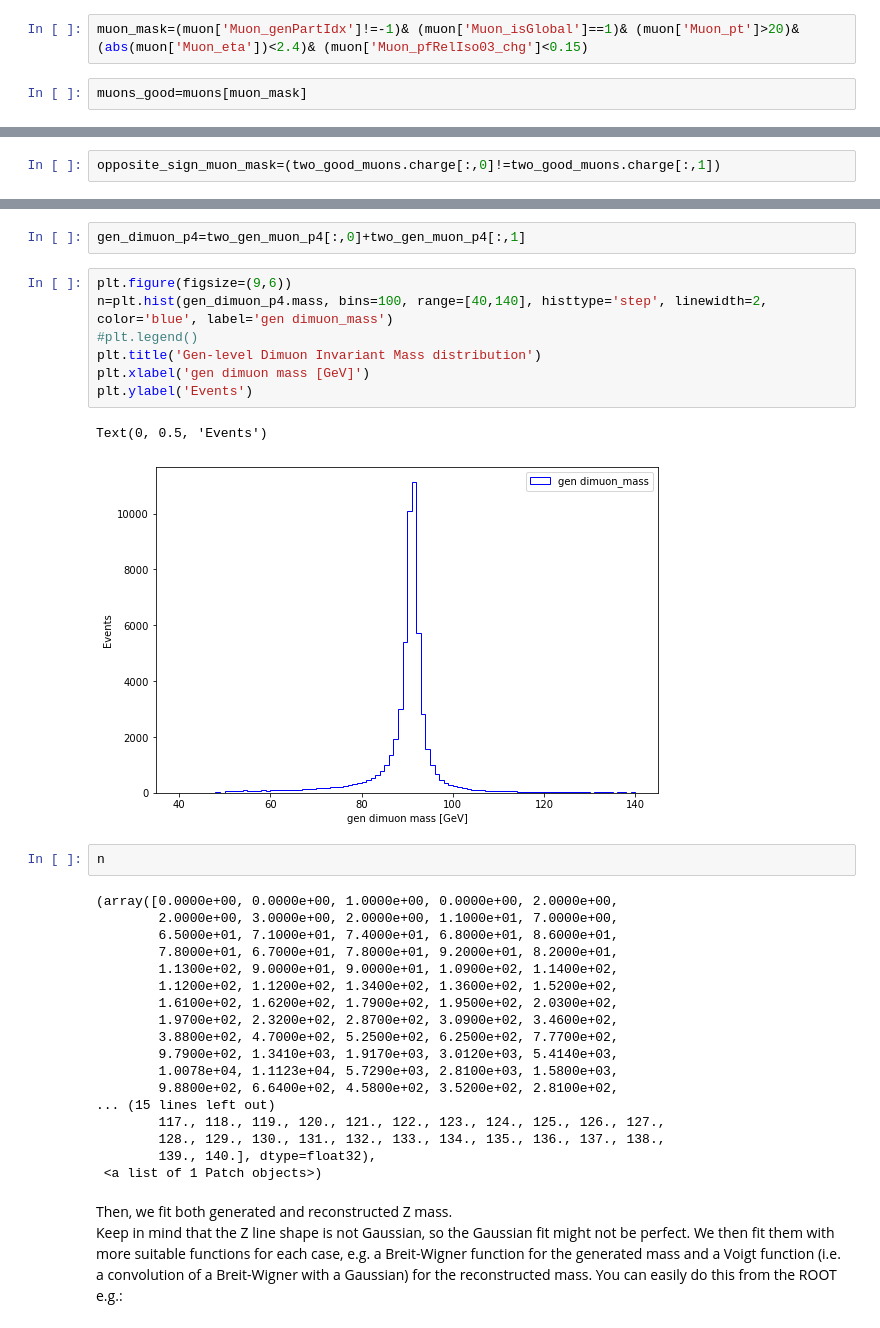
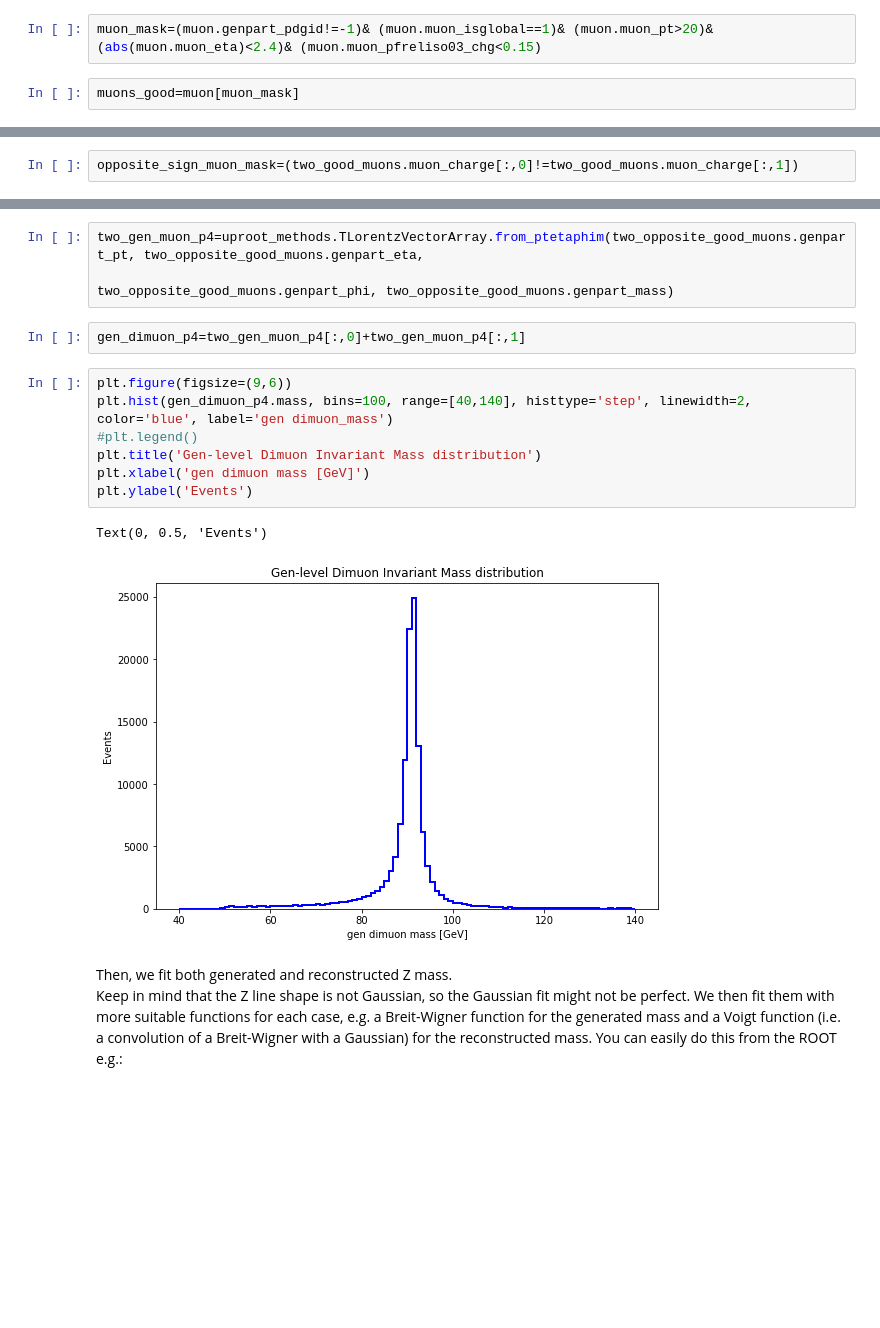
Before and after one commit to Taiantuia/MuonHATSatLPC2020, a Jupyter notebook: Exercise-2-Muon-momentum-scale-and-resolution-corrections.ipynb, the cells around one changed output, grey strips where cells are left out. Drawn from its saved outputs; the diff is of its cells as text; blank space fills up the shorter version.

```diff
--- a/Exercise-2-Muon-momentum-scale-and-resolution-corrections.ipynb
+++ b/Exercise-2-Muon-momentum-scale-and-resolution-corrections.ipynb
@@ -43,9 +46,9 @@ reapplying previous code. Using the following criteria to select two well-define
 * abs(Muon_eta)<2.4
 * Muon_pfRelIso03_chg<0.15
 # %%
-muon_mask=(muon['Muon_genPartIdx']!=-1)& (muon['Muon_isGlobal']==1)& (muon['Muon_pt']>20)& (abs(muon['Muon_eta'])<2.4)& (muon['Muon_pfRelIso03_chg']<0.15)
+muon_mask=(muon.genpart_pdgid!=-1)& (muon.muon_isglobal==1)& (muon.muon_pt>20)& (abs(muon.muon_eta)<2.4)& (muon.muon_pfreliso03_chg<0.15)
 # %%
-muons_good=muons[muon_mask]
+muons_good=muon[muon_mask]
 # %%
 (muon_mask.sum()==2).sum()
 # %% [output]
@@ -83,4 +86,4 @@ AttributeError: 'JaggedArray' object has no attribute 'charge'
 # %% [markdown]
 Lets make sure muons in eaach events have opposite charge
 # %%
-opposite_sign_muon_mask=(two_good_muons.charge[:,0]!=two_good_muons.charge[:,1])
+opposite_sign_muon_mask=(two_good_muons.muon_charge[:,0]!=two_good_muons.muon_charge[:,1])
@@ -125,35 +116,18 @@ two_gen_muon_p4=uproot_methods.TLorentzVectorArray.from_ptetaphim(pf_gen_muons.p
+# %%
+two_gen_muon_p4=uproot_methods.TLorentzVectorArray.from_ptetaphim(two_opposite_good_muons.genpart_pt, two_opposite_good_muons.genpart_eta,
+                                                                  two_opposite_good_muons.genpart_phi, two_opposite_good_muons.genpart_mass)
 # %%
 gen_dimuon_p4=two_gen_muon_p4[:,0]+two_gen_muon_p4[:,1]
 # %%
 plt.figure(figsize=(9,6))
-n=plt.hist(gen_dimuon_p4.mass, bins=100, range=[40,140], histtype='step', linewidth=2, color='blue', label='gen dimuon_mass')
+plt.hist(gen_dimuon_p4.mass, bins=100, range=[40,140], histtype='step', linewidth=2, color='blue', label='gen dimuon_mass')
 #plt.legend()
 plt.title('Gen-level Dimuon Invariant Mass distribution')
 plt.xlabel('gen dimuon mass [GeV]')
 plt.ylabel('Events')
 # %% [output]
 Text(0, 0.5, 'Events')
-[figure, old version]
+[figure, new version]
-# %%
-n
-# %% [output]
-(array([0.0000e+00, 0.0000e+00, 1.0000e+00, 0.0000e+00, 2.0000e+00,
-        2.0000e+00, 3.0000e+00, 2.0000e+00, 1.1000e+01, 7.0000e+00,
-        6.5000e+01, 7.1000e+01, 7.4000e+01, 6.8000e+01, 8.6000e+01,
-        7.8000e+01, 6.7000e+01, 7.8000e+01, 9.2000e+01, 8.2000e+01,
-        1.1300e+02, 9.0000e+01, 9.0000e+01, 1.0900e+02, 1.1400e+02,
-        1.1200e+02, 1.1200e+02, 1.3400e+02, 1.3600e+02, 1.5200e+02,
-        1.6100e+02, 1.6200e+02, 1.7900e+02, 1.9500e+02, 2.0300e+02,
-        1.9700e+02, 2.3200e+02, 2.8700e+02, 3.0900e+02, 3.4600e+02,
-        3.8800e+02, 4.7000e+02, 5.2500e+02, 6.2500e+02, 7.7700e+02,
-        9.7900e+02, 1.3410e+03, 1.9170e+03, 3.0120e+03, 5.4140e+03,
-        1.0078e+04, 1.1123e+04, 5.7290e+03, 2.8100e+03, 1.5800e+03,
-        9.8800e+02, 6.6400e+02, 4.5800e+02, 3.5200e+02, 2.8100e+02,
-... (15 lines left out)
-        117., 118., 119., 120., 121., 122., 123., 124., 125., 126., 127.,
-        128., 129., 130., 131., 132., 133., 134., 135., 136., 137., 138.,
-        139., 140.], dtype=float32),
- <a list of 1 Patch objects>)
 # %% [markdown]
 Then, we fit both generated and reconstructed Z mass.<br>
 Keep in mind that the Z line shape is not Gaussian, so the Gaussian fit might not be perfect. We then fit them with more suitable functions for each case, e.g. a Breit-Wigner function for the generated mass and a Voigt function (i.e. a convolution of a Breit-Wigner with a Gaussian) for the reconstructed mass. You can easily do this from the ROOT e.g.:
```
Also changed, not shown: parts of 36 cells of this notebook.
